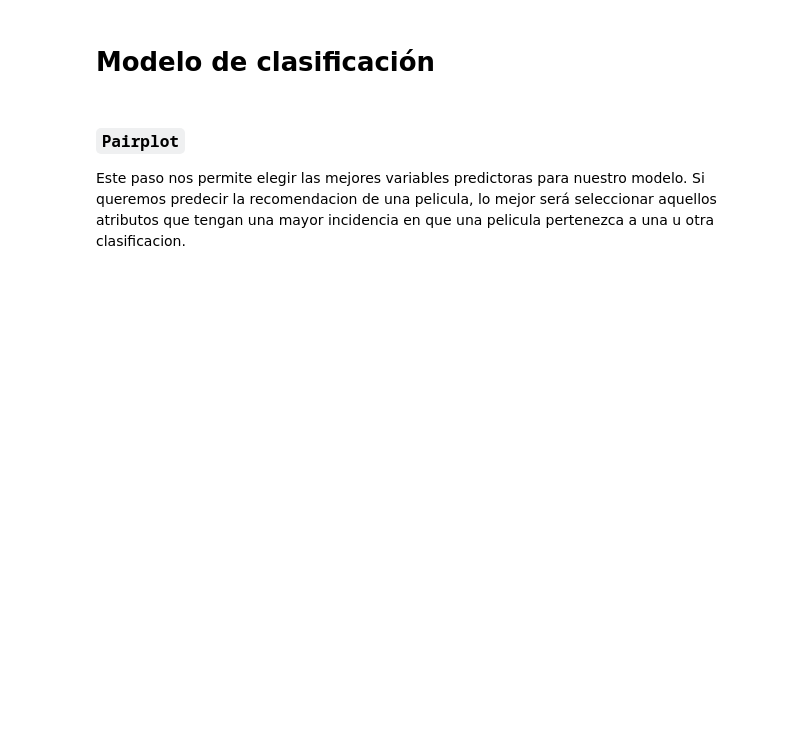
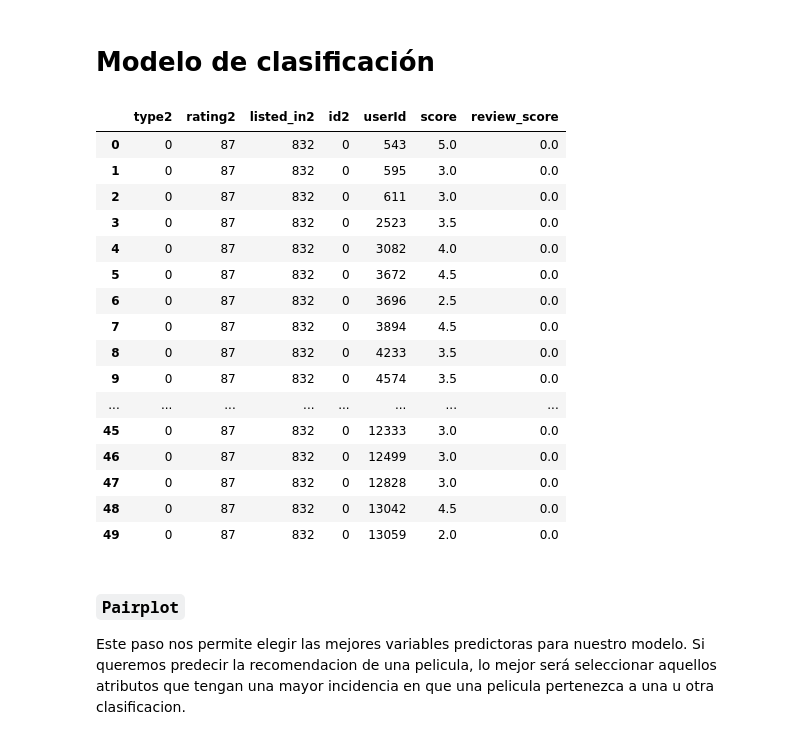
Before and after one commit to JuanPerezMolina/PI01-MachineLearnigOperations, a Jupyter notebook: 4_Arbol_decision.ipynb, the cells around one changed output. Saved outputs shown, nothing was run; the diff lists cells and outputs as text; code cells hidden in the pictures; blank space fills up the shorter version.

```diff
--- a/4_Arbol_decision.ipynb
+++ b/4_Arbol_decision.ipynb
@@ -10,5 +13,24 @@ import seaborn as sns
 # %%
 df_train_relevantes = pd.read_csv('datasets/train_relevantes.csv')
+df_train_relevantes.head(50)
+# %% [output]
+|  | type2 | rating2 | listed_in2 | id2 | userId | score | review_score |
+| 0 | 0 | 87 | 832 | 0 | 543 | 5.0 | 0.0 |
+| 1 | 0 | 87 | 832 | 0 | 595 | 3.0 | 0.0 |
+| 2 | 0 | 87 | 832 | 0 | 611 | 3.0 | 0.0 |
+| 3 | 0 | 87 | 832 | 0 | 2523 | 3.5 | 0.0 |
+| 4 | 0 | 87 | 832 | 0 | 3082 | 4.0 | 0.0 |
+| 5 | 0 | 87 | 832 | 0 | 3672 | 4.5 | 0.0 |
+| 6 | 0 | 87 | 832 | 0 | 3696 | 2.5 | 0.0 |
+| 7 | 0 | 87 | 832 | 0 | 3894 | 4.5 | 0.0 |
+| 8 | 0 | 87 | 832 | 0 | 4233 | 3.5 | 0.0 |
+| 9 | 0 | 87 | 832 | 0 | 4574 | 3.5 | 0.0 |
+| ... | ... | ... | ... | ... | ... | ... | ... |
+| 45 | 0 | 87 | 832 | 0 | 12333 | 3.0 | 0.0 |
+| 46 | 0 | 87 | 832 | 0 | 12499 | 3.0 | 0.0 |
+| 47 | 0 | 87 | 832 | 0 | 12828 | 3.0 | 0.0 |
+| 48 | 0 | 87 | 832 | 0 | 13042 | 4.5 | 0.0 |
+| 49 | 0 | 87 | 832 | 0 | 13059 | 2.0 | 0.0 |
 # %% [markdown]
 ### `Pairplot`
 
```
Also changed, not shown: parts of 3 cells of this notebook, 9 other files.
